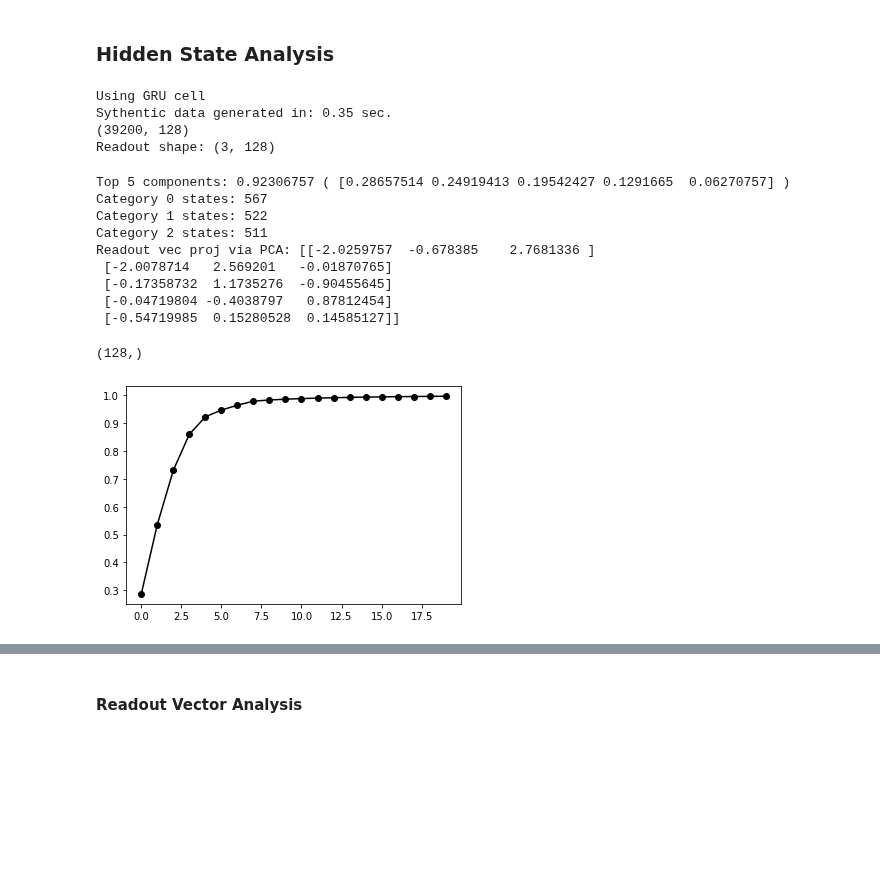
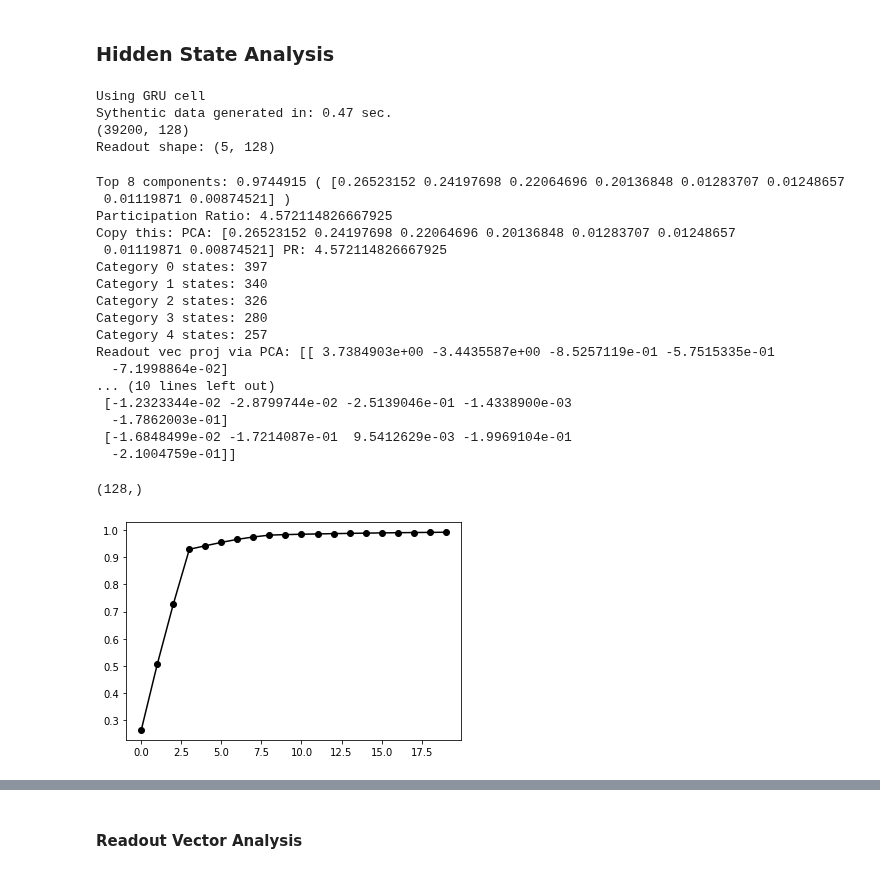
Before and after one commit to kaitken17/colab_based_projects, a Jupyter notebook: sythetic_analysis_multiclass.ipynb, the cells around one changed output, grey strips where cells are left out. Drawn from its saved outputs; the diff is of its cells as text; code cells hidden in the pictures; blank space fills up the shorter version.

```diff
--- a/sythetic_analysis_multiclass.ipynb
+++ b/sythetic_analysis_multiclass.ipynb
@@ -456,7 +456,6 @@ def classifySentimentExtreme(toy_phrase, toy_params):
 #### Toy Data Tests
 # %%
 # Various tests/confirmations of phrase generation
-run_tests = True
 if run_tests:
   toy_params = {
     'phrase_length': 30,
@@ -922,6 +903,7 @@ def default_params(train_params, toy_params, rnn_specs):
   if 'base_word_vals' not in toy_params: toy_params['base_word_vals'] = baseWordValues(toy_params)
   if  'corr_val' not in  toy_params: toy_params['corr_val'] = 0.0
   if  'corr_vals' not in  toy_params: toy_params['corr_vals'] = {}
+  if  'the_padding' not in  toy_params: toy_params['the_padding'] = False
 
   if 'cell_type' not in rnn_specs: rnn_specs['cell_type'] = 'GRU'
 
@@ -954,16 +936,15 @@ toy_params = {
   'loss_type': 'XE',
   'context_words' : False,
   'unordered_class': True, # Use an unordered class set
-  'n_unordered': 3,
+  'n_unordered': 5,
   'variable_length': False, # Takes max phrase length as phrase length
   'min_phrase_len': 10,
-  'the_padding': True
-  # 'words': ['bad', 'good', 'the', 'extremely'],
+  'words': ['the', 'kinda0', 'kinda1', 'kinda2', 'kinda3', 'kinda4'],
   # 'corr_vals': {'01': 0.1,'12': 0.1,'23': 0.1, '30': 0.1},
 }
 
 # toy_params['words'] = ['kinda0', 'kinda1', 'kinda2']
-toy_params['words'] = generateWordBank(toy_params)
+# toy_params['words'] = generateWordBank(toy_params)
 # toy_params['words'].append('kinda01')
 # toy_params['words'].append('kinda12')
 # toy_params['words'].append('kinda23')
@@ -1005,7 +986,7 @@ train_params = {
   'num_batchs': 1000,                    # Total number of batches to train on.
   'print_every': 100,                     # Print training informatino every so often
 
-  'n_datasets': 5,                           # Number of new train sets to generate total (this is slow)
+  'n_datasets': 7,                           # Number of new train sets to generate total (this is slow)
   'epochs': 2,                               # How many times to go through each train set completely
   'test_set_size': 200,
 
@@ -1025,7 +1006,7 @@ new_network = True
 load_network = False
 save_data = True
 
-path = '/content/drive/My Drive/ml_research/fixedpoints_nlp/data/gru_3classrgb_startendpad_noRO_l2is2e-4_2.pickle'
+path = '/content/drive/My Drive/ml_research/fixedpoints_nlp/data/gru_5classrgb_minimal_noRO_l2is2e-4_2.pickle'
 save_data = override_data(path, save_data)
 
 if new_network:
@@ -1101,7 +1082,7 @@ File already exists at: /content/drive/My Drive/ml_research/fixedpoints_nlp/data
 KeyboardInterrupt: ignored
 # %%
 # Loads network
-path = '/content/drive/My Drive/ml_research/fixedpoints_nlp/data/gru_3classrgb_varlength_noRO_l2is2e-4.pickle'
+path = '/content/drive/My Drive/ml_research/fixedpoints_nlp/data/gru_6classrgb_minimal_noRO_l2is2e-4_2.pickle'
 
 with open(path, 'rb') as load_file:
     params_loaded = pickle.load(load_file)
@@ -1225,49 +1269,59 @@ readout = wO.T
 print('Readout shape:', readout.shape)
 # %% [output]
 Using GRU cell
-Sythentic data generated in: 0.35 sec.
+Sythentic data generated in: 0.47 sec.
 (39200, 128)
-Readout shape: (3, 128)
+Readout shape: (5, 128)
 # %%
-pc_dims = 5
+pc_dims = 8
 
 # Finds percentage of variance explained by top pc_dims of PCA
 pca_full = PCA(n_components=rnn_specs['hidden_size'])
 _ = pca_full.fit_transform(pts)
 explained_var = pca_full.explained_variance_ratio_
 print('Top', pc_dims, 'components:', np.sum(explained_var[:pc_dims]), '(', explained_var[:pc_dims],')')
+print('Participation Ratio:', participation_ratio_vector(pca_full.explained_variance_))
+print('Copy this: PCA:', explained_var[:pc_dims], 'PR:', participation_ratio_vector(pca_full.explained_variance_))
 total_exvar = []
 for i in range(rnn_specs['hidden_size']-1):
   total_exvar.append(np.sum(explained_var[:i+1]))
 plt.figure()
 plt.plot(total_exvar[:20], 'k-o')
 
 # Group these states by the corresponding label.
 states = []
 for i in range(len(toy_params['sentiments'])):
   states.append([h for h, lbl in zip(hs, syn_data_test['labels']) if np.argmax(lbl[toy_params['phrase_length']-1]) == i])
   print('Category {} states:'.format(i), len(states[i]))
 
 # We use principal components analysis (PCA) for visualization.
 pca = PCA(n_components=pc_dims).fit(pts)
 comp = pca.components_ # pc_dims x n_hidden
 print('Readout vec proj via PCA:', pca.transform(readout).T)
 
 # The initial state.
 h0 = cell.get_initial_state(rnn_params)
 h0.shape
 # %% [output]
-Top 5 components: 0.92306757 ( [0.28657514 0.24919413 0.19542427 0.1291665  0.06270757] )
-Category 0 states: 567
-Category 1 states: 522
-Category 2 states: 511
-Readout vec proj via PCA: [[-2.0259757  -0.678385    2.7681336 ]
- [-2.0078714   2.569201   -0.01870765]
- [-0.17358732  1.1735276  -0.90455645]
- [-0.04719804 -0.4038797   0.87812454]
- [-0.54719985  0.15280528  0.14585127]]
+Top 8 components: 0.9744915 ( [0.26523152 0.24197698 0.22064696 0.20136848 0.01283707 0.01248657
+ 0.01119871 0.00874521] )
+Participation Ratio: 4.572114826667925
+Copy this: PCA: [0.26523152 0.24197698 0.22064696 0.20136848 0.01283707 0.01248657
+ 0.01119871 0.00874521] PR: 4.572114826667925
+Category 0 states: 397
+Category 1 states: 340
+Category 2 states: 326
+Category 3 states: 280
+Category 4 states: 257
+Readout vec proj via PCA: [[ 3.7384903e+00 -3.4435587e+00 -8.5257119e-01 -5.7515335e-01
+  -7.1998864e-02]
+... (10 lines left out)
+ [-1.2323344e-02 -2.8799744e-02 -2.5139046e-01 -1.4338900e-03
+  -1.7862003e-01]
+ [-1.6848499e-02 -1.7214087e-01  9.5412629e-03 -1.9969104e-01
+  -2.1004759e-01]]
 (128,)
-[figure, old version]
+[figure, new version]
 # %%
 # Here, we visualize the hidden states of the RNN, projected into a
 # low-dimensional 2D state space.
```
Also changed, not shown: parts of 24 cells of this notebook.
